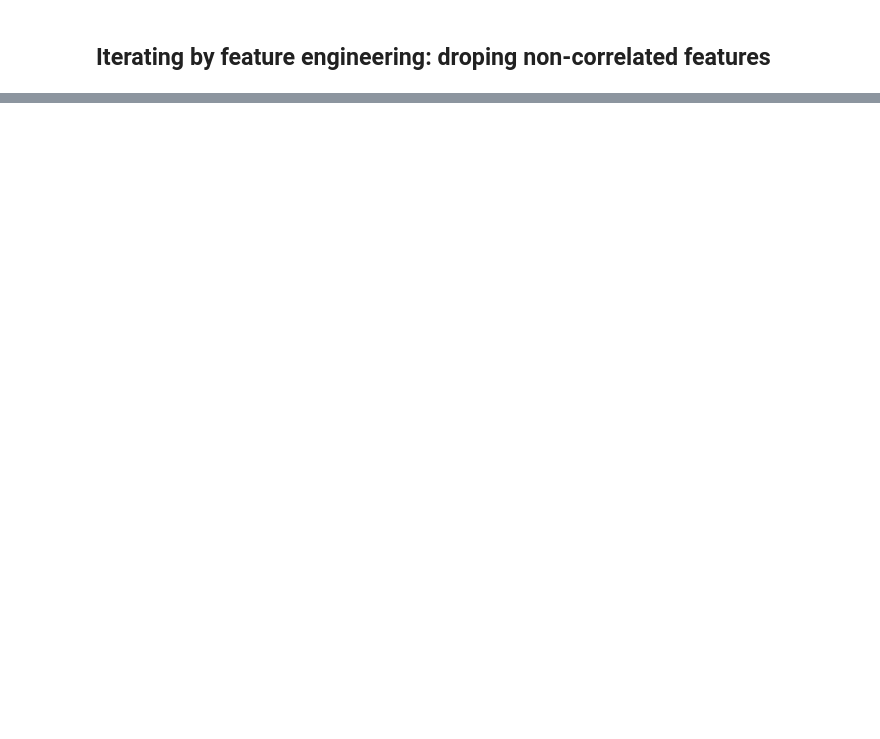
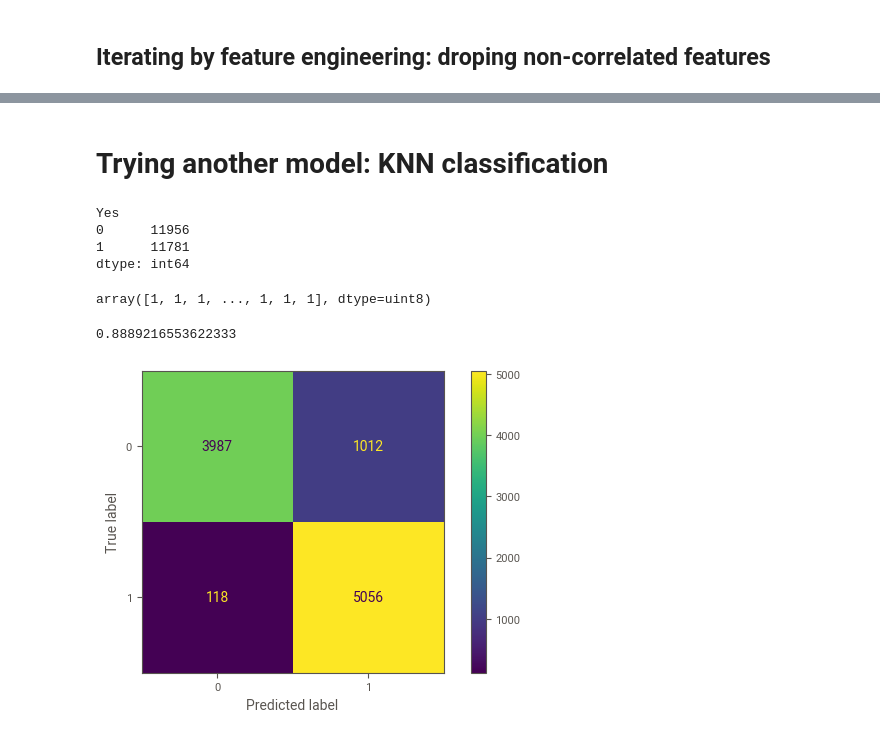
Before and after one commit to rogerserret/IronRoger, a Jupyter notebook: week5_midbootcamp_project/Project/Mid_bootcamp_project.ipynb, the cells around one changed output, grey strips where cells are left out. Drawn from its saved outputs; the diff is of its cells as text; code cells hidden in the pictures; blank space fills up the shorter version.

```diff
--- a/week5_midbootcamp_project/Project/Mid_bootcamp_project.ipynb
+++ b/week5_midbootcamp_project/Project/Mid_bootcamp_project.ipynb
@@ -753,0 +815,2 @@ weighted avg       0.78      0.78      0.78     10173
+# %% [markdown]
+# Trying another model: KNN classification
@@ -753,0 +821,29 @@ weighted avg       0.78      0.78      0.78     10173
+# %%
+Knn=KNeighborsClassifier(n_neighbors=5)
+# %%
+X_train_SK, X_test_SK, y_train_SK, y_test_SK = train_test_split(X_S, y_enc_S, test_size=0.30,random_state=40)
+# %%
+y_train_SK.value_counts()
+# %% [output]
+Yes
+0      11956
+1      11781
+dtype: int64
+# %%
+tk = Knn.fit(X_train_SK,y_train_SK) # train the model
+# %%
+y_pred_SK=Knn.predict(X_test_SK) # run the model
+# %%
+y_pred_SK
+# %% [output]
+array([1, 1, 1, ..., 1, 1, 1], dtype=uint8)
+# %%
+accuracy_score(y_test_SK,y_pred_SK)
+# %% [output]
+0.8889216553622333
+# %%
+cm = confusion_matrix(y_test_SK, y_pred_SK, labels=tk.classes_)
+disp = ConfusionMatrixDisplay(confusion_matrix=cm,display_labels=tk.classes_)
+disp.plot(); # This model works way better than the Logistic regression!
+# %% [output]
+[figure, added]
```
Also changed, not shown: parts of 38 cells of this notebook, 1 other file.
